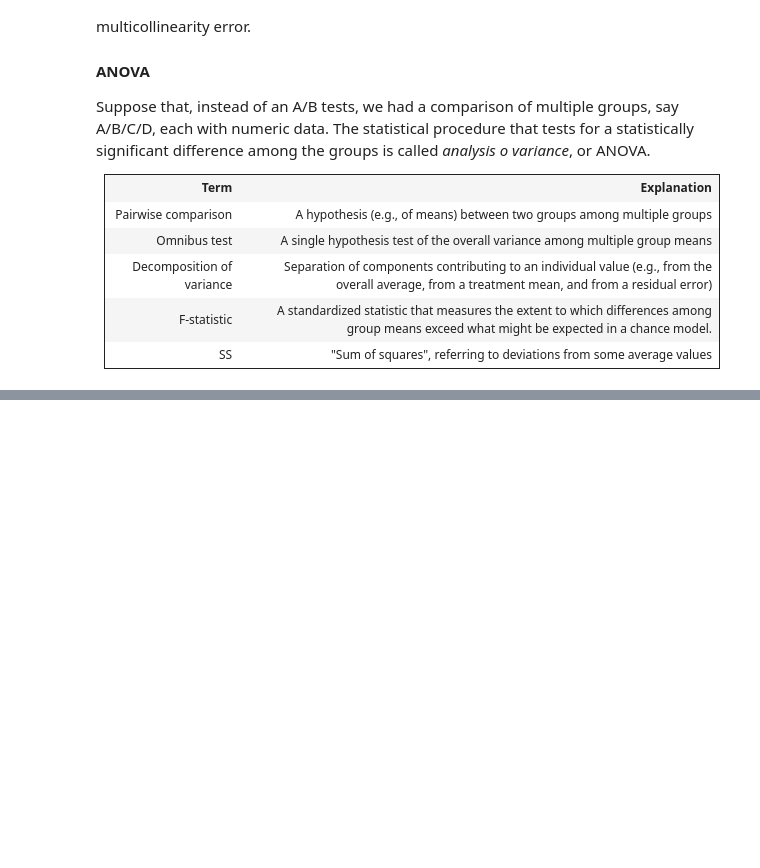
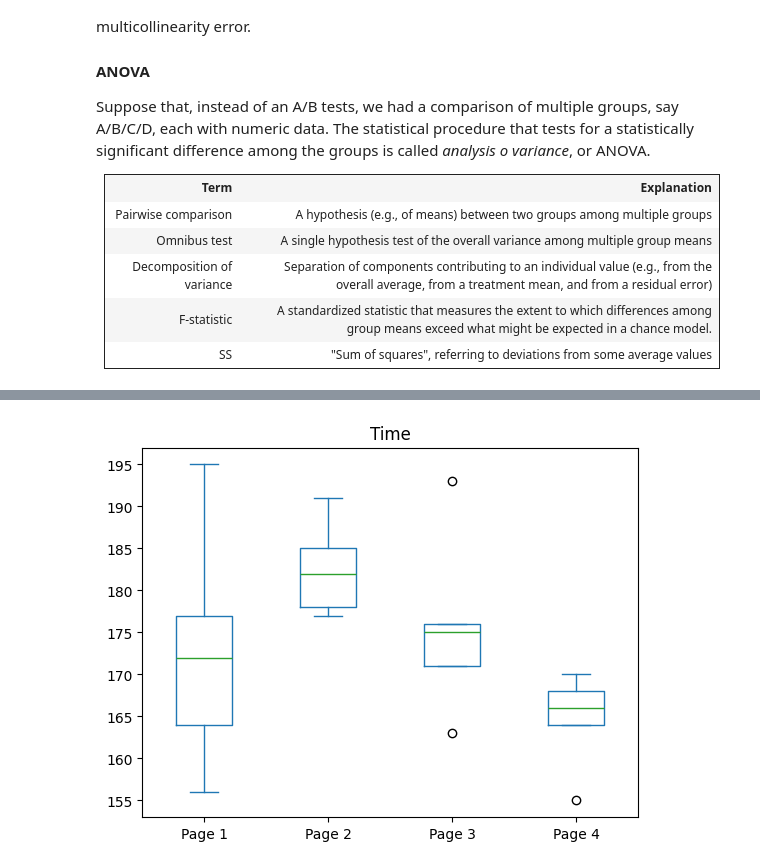
Before and after one commit to Drieger/practical-statistics-for-data-scientists, a Jupyter notebook: 3. Statistical Experiments and Significance Testing/statistical_experiments_and_significance_testing.ipynb, the cells around one changed output, grey strips where cells are left out. Drawn from its saved outputs; the diff is of its cells as text; code cells hidden in the pictures; blank space fills up the shorter version.

```diff
--- a/3. Statistical Experiments and Significance Testing/statistical_experiments_and_significance_testing.ipynb
+++ b/3. Statistical Experiments and Significance Testing/statistical_experiments_and_significance_testing.ipynb
@@ -351,3 +353,6 @@ Suppose that, instead of an A/B tests, we had a comparison of multiple groups, s
         <td>"Sum of squares", referring to deviations from some average values</td>
     </tr>
 </table>
+# %%
+four_sessions = pd.read_csv('https://github.com/gedeck/practical-statistics-for-data-scientists/raw/refs/heads/master/data/four_sessions.csv')
+four_sessions.head()
@@ -353,0 +366,4 @@ Suppose that, instead of an A/B tests, we had a comparison of multiple groups, s
+# %%
+four_sessions.plot.box(by='Page');
+# %% [output]
+[figure, added]
```
Also changed, not shown: parts of 6 cells of this notebook.
